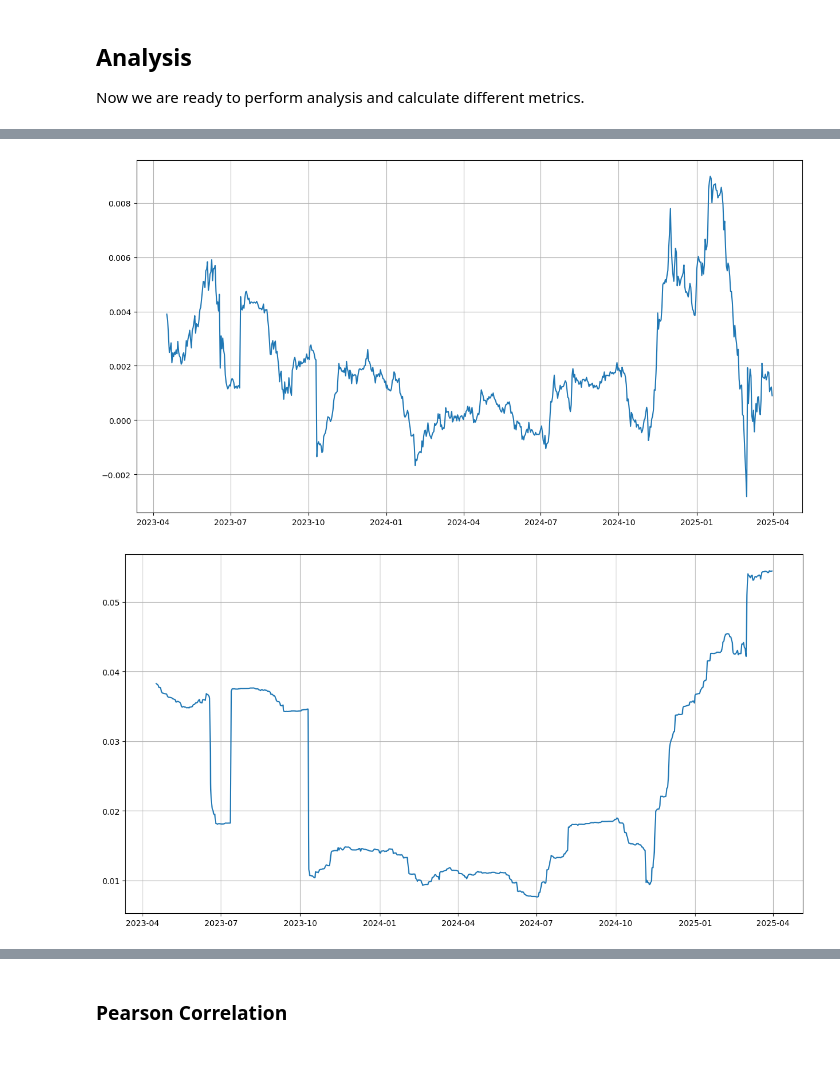
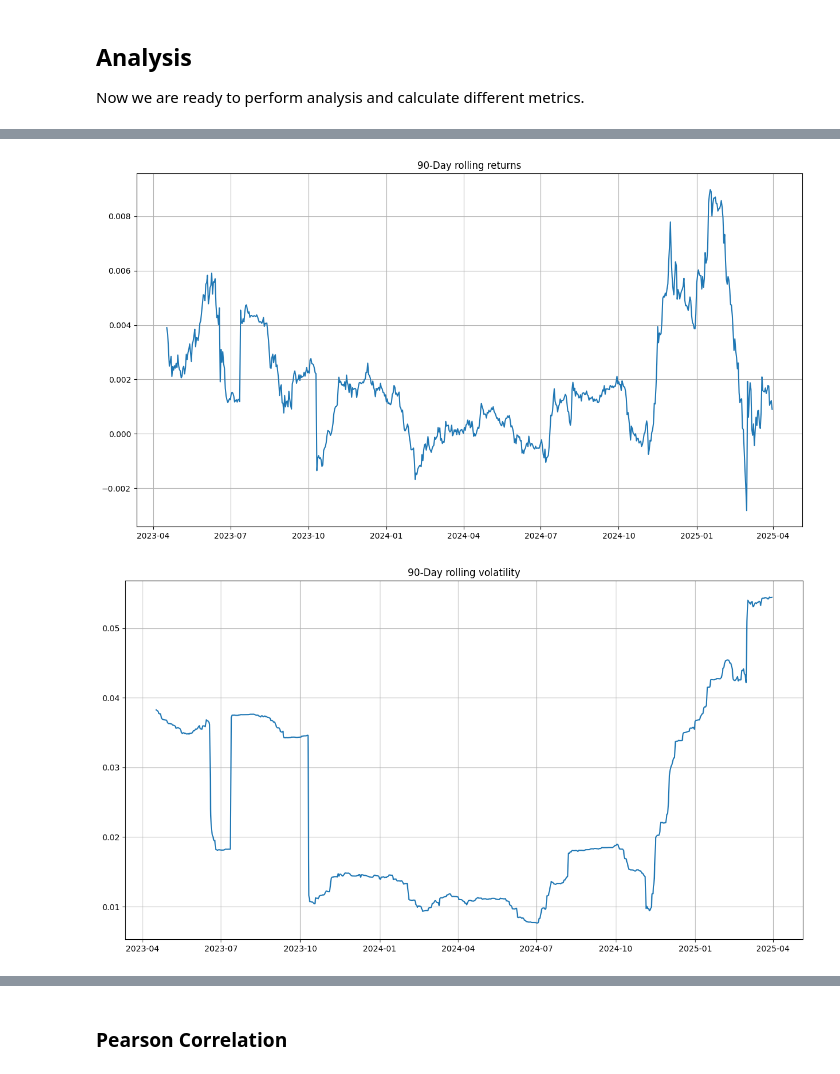
Before and after one commit to ErmalBejko/personal_portfolio_analysis, a Jupyter notebook: portfolio_analysis.ipynb, the cells around one changed output, grey strips where cells are left out. Cells and saved outputs as stored; diff of their text form; code cells hidden in the pictures.

```diff
--- a/portfolio_analysis.ipynb
+++ b/portfolio_analysis.ipynb
@@ -306,19 +322,23 @@ plt.show();
 # %%
 pf_90d_rets = full_portfolio['returns'].rolling(90).mean()
 plt.figure(figsize=(15, 8))
 plt.plot(full_portfolio['date'], pf_90d_rets, label='90-day rolling returns')
+plt.title('90-Day rolling returns')
 plt.grid(True)
+plt.savefig('./reports/figures/rolling_rets.png');
 plt.show();
 # %% [output]
-[figure, old version]
+[figure, new version]
 # %%
 pf_90d_vol = full_portfolio['returns'].rolling(90).std()
 plt.figure(figsize=(15, 8))
 plt.plot(full_portfolio['date'], pf_90d_vol, label='90-day rolling volatility')
+plt.title('90-Day rolling volatility')
 plt.grid(True)
+plt.savefig('./reports/figures/rolling_vol.png');
 plt.show();
 # %% [output]
-[figure, old version]
+[figure, new version]
 # %%
 sharpe_ratio_rolling = pf_90d_rets/pf_90d_vol*np.sqrt(365)
 plt.figure(figsize=(15, 8))
```
Also changed, not shown: parts of 15 cells of this notebook.
